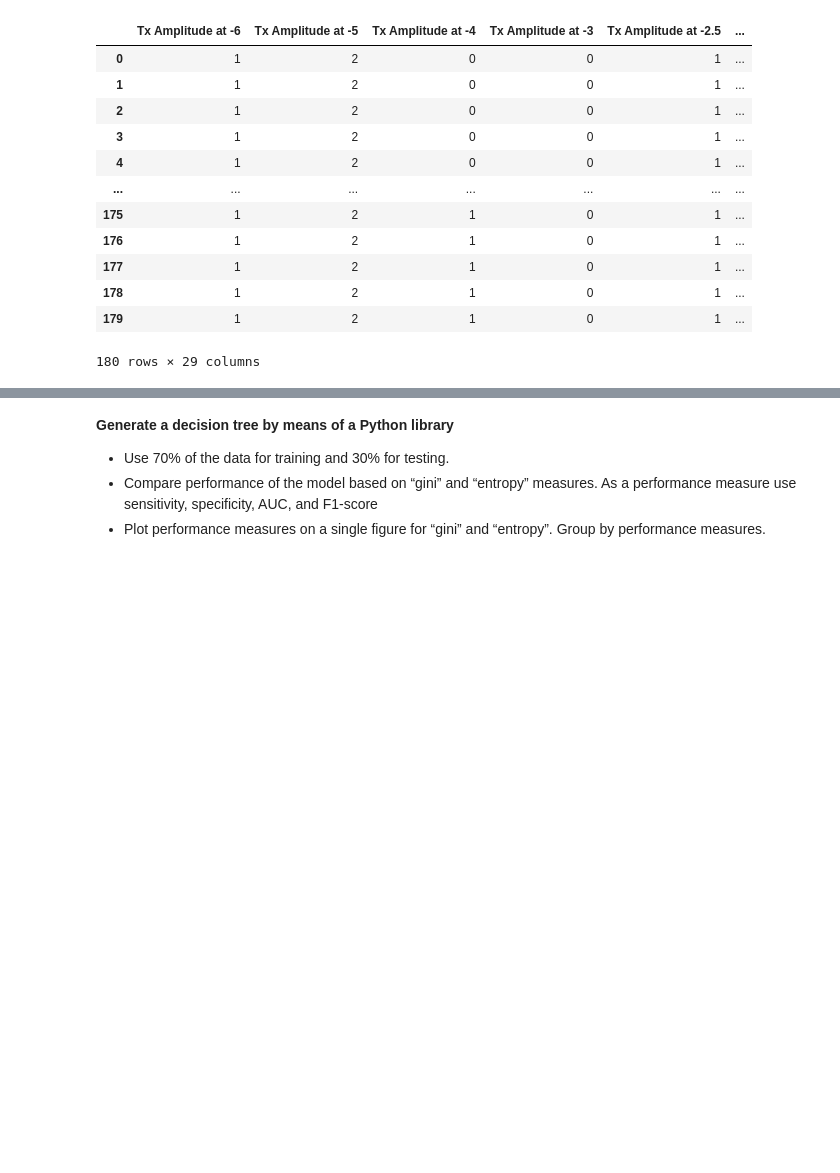
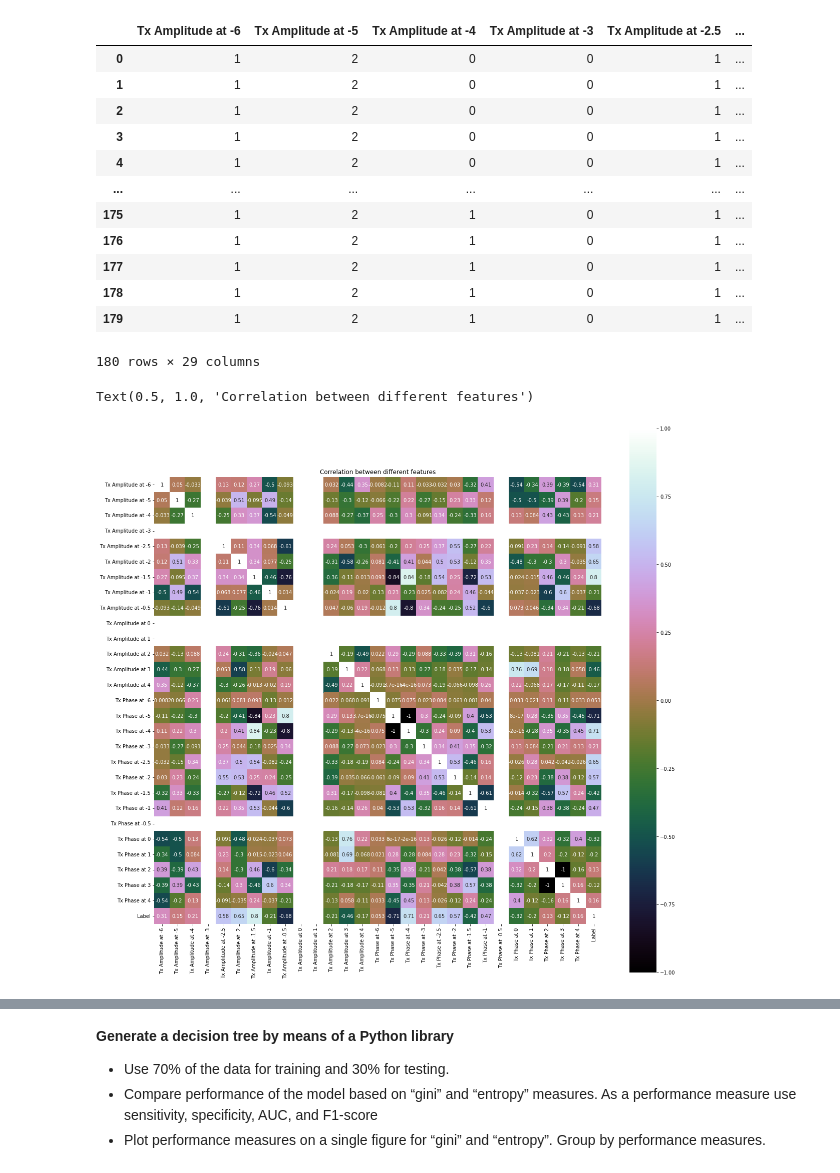
Before and after one commit to bjarreau/ML4MI, a Jupyter notebook: DT.ipynb, the cells around one changed output, grey strips where cells are left out. Cells and saved outputs as stored; diff of their text form; code cells hidden in the pictures; blank space fills up the shorter version.

Commit message:
Add correlation analysis

```diff
--- a/DT.ipynb
+++ b/DT.ipynb
@@ -53,3 +54,12 @@ labels = data.Label
 | 178 | 1 | 2 | 1 | 0 | 1 | ... |
 | 179 | 1 | 2 | 1 | 0 | 1 | ... |
 180 rows × 29 columns
+# %%
+#correlation matrix using heatmap.
+corelationBetweenCols = data.corr();
+plt.figure(figsize=(20,20))
+sns.heatmap(corelationBetweenCols, vmax=1, square=True, annot=True, cmap='cubehelix')
+plt.title('Correlation between different features')
+# %% [output]
+Text(0.5, 1.0, 'Correlation between different features')
+[figure, added]
```
Also changed, not shown: parts of 2 cells of this notebook, 1 other file.
